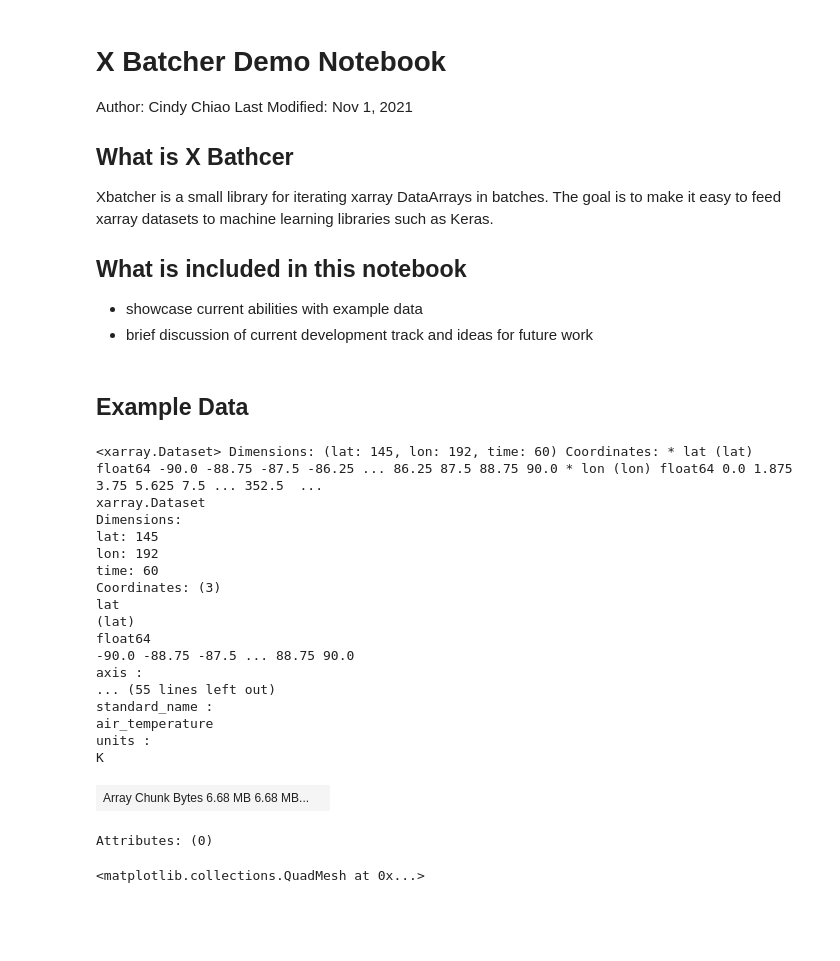
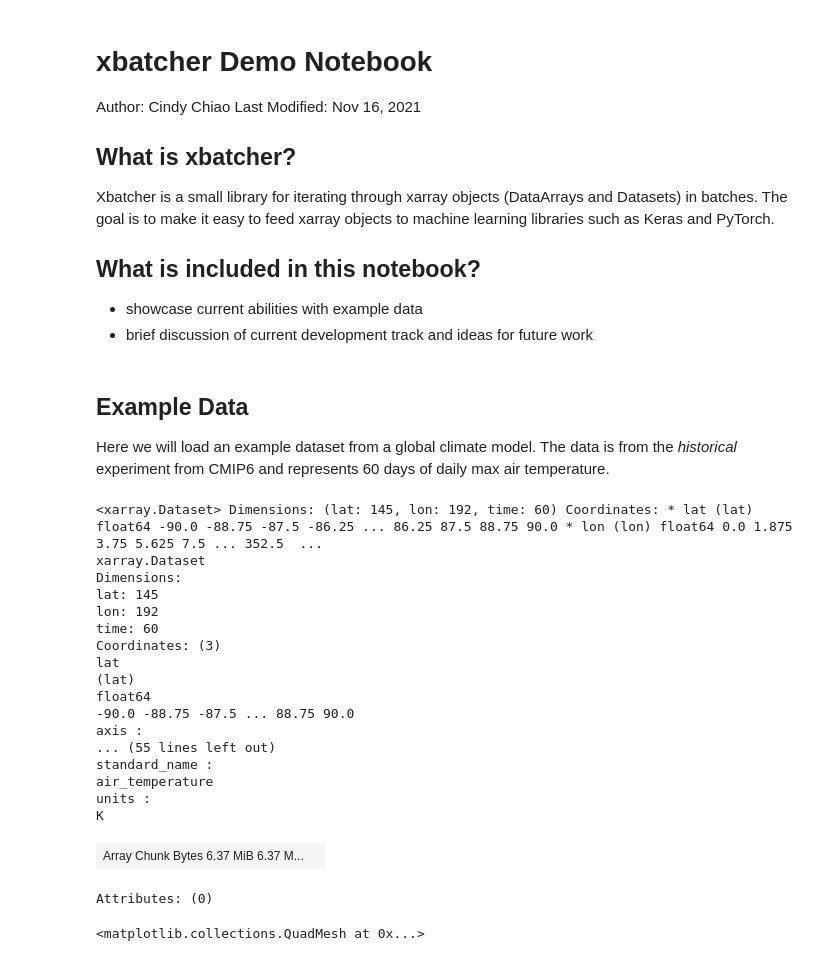
Before and after one commit to xarray-contrib/xbatcher, a Jupyter notebook: demo/demo.ipynb, the cells around one changed output. Drawn from its saved outputs; the diff is of its cells as text; code cells hidden in the pictures; blank space fills up the shorter version.

Commit message:
touch up demo notebook

```diff
--- a/demo/demo.ipynb
+++ b/demo/demo.ipynb
@@ -1,13 +1,13 @@
 # %% [markdown]
-# X Batcher Demo Notebook
+# xbatcher Demo Notebook
 
 Author: Cindy Chiao
-Last Modified: Nov 1, 2021
+Last Modified: Nov 16, 2021
 
-## What is X Bathcer
-Xbatcher is a small library for iterating xarray DataArrays in batches. The goal is to make it easy to feed xarray datasets to machine learning libraries such as Keras.
+## What is xbatcher?
+Xbatcher is a small library for iterating through xarray objects (DataArrays and Datasets) in batches. The goal is to make it easy to feed xarray objects to machine learning libraries such as Keras and PyTorch.
 
-## What is included in this notebook
+## What is included in this notebook?
 * showcase current abilities with example data
 * brief discussion of current development track and ideas for future work
 # %%
@@ -17,42 +17,37 @@ import zarr
 # %% [markdown]
 ## Example Data
+
+Here we will load an example dataset from a global climate model. The data is from the _historical_ experiment from CMIP6 and represents 60 days of daily max air temperature.
 # %%
-# load an example GCM historical data for daily max air temperature
-# subset to the first 60 days for convenience
-
-# if this step fails, check the version of zarr and run `pip install --upgrade zarr` to upgrade to versions > 2.9
-store = zarr.storage.ABSStore(
-    container='carbonplan-share',
-    prefix='example_cmip6_data.zarr',
-    account_name="carbonplan")
-ds = xr.open_zarr(store)
+store = fsspec.get_mapper('az://carbonplan-share/example_cmip6_data.zarr', account_name='carbonplan')
+ds = xr.open_zarr(store, consolidated=True)
 
 # the attributes contain a lot of useful information, but clusters the print out when we inspect the outputs
 # throughout this demo, clearing it to avoid confusion
 ds.attrs = {}
+
+# inspect the dataset
+display(ds)
+# %% [output]
+<xarray.Dataset> Dimensions: (lat: 145, lon: 192, time: 60) Coordinates: * lat (lat) float64 -90.0 -88.75 -87.5 -86.25 ... 86.25 87.5 88.75 90.0 * lon (lon) float64 0.0 1.875 3.75 5.625 7.5 ... 352.5  ...
+xarray.Dataset
+Dimensions:
+lat: 145
+lon: 192
+time: 60
+Coordinates: (3)
+lat
+(lat)
+float64
+-90.0 -88.75 -87.5 ... 88.75 90.0
+axis :
+... (55 lines left out)
+standard_name :
+air_temperature
+units :
+K
+| Array Chunk Bytes 6.37 MiB 6.37 M... |  |
+Attributes: (0)
-# %%
-# inspect the dataset
-ds
-# %% [output]
-<xarray.Dataset> Dimensions: (lat: 145, lon: 192, time: 60) Coordinates: * lat (lat) float64 -90.0 -88.75 -87.5 -86.25 ... 86.25 87.5 88.75 90.0 * lon (lon) float64 0.0 1.875 3.75 5.625 7.5 ... 352.5  ...
-xarray.Dataset
-Dimensions:
-lat: 145
-lon: 192
-time: 60
-Coordinates: (3)
-lat
-(lat)
-float64
--90.0 -88.75 -87.5 ... 88.75 90.0
-axis :
-... (55 lines left out)
-standard_name :
-air_temperature
-units :
-K
-| Array Chunk Bytes 6.68 MB 6.68 MB... |  |
-Attributes: (0)
 # %%
 # plot the first time dimension
 ds.isel(time=0).tasmax.plot()
```
Also changed, not shown: parts of 20 cells of this notebook, 1 other file.
